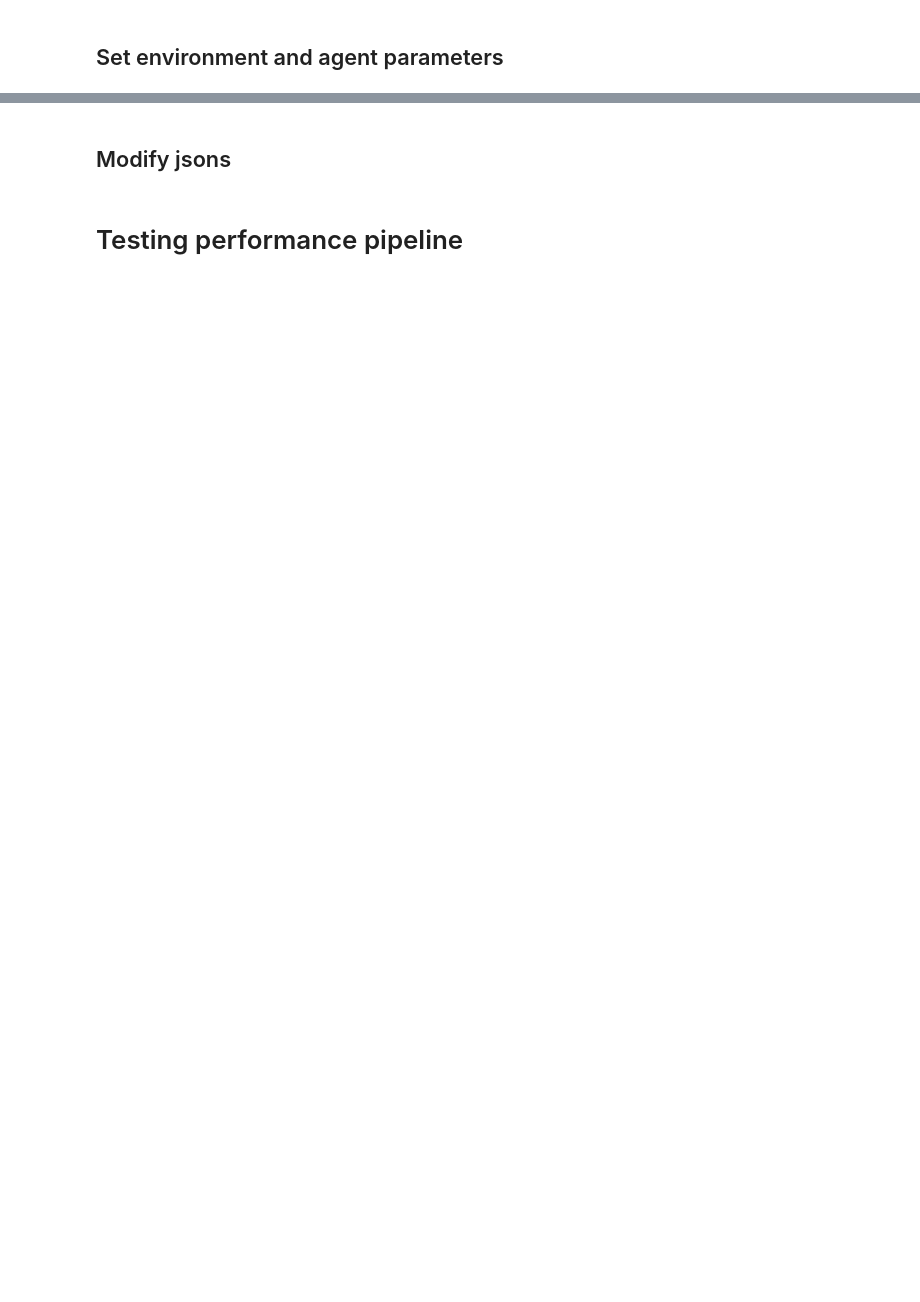
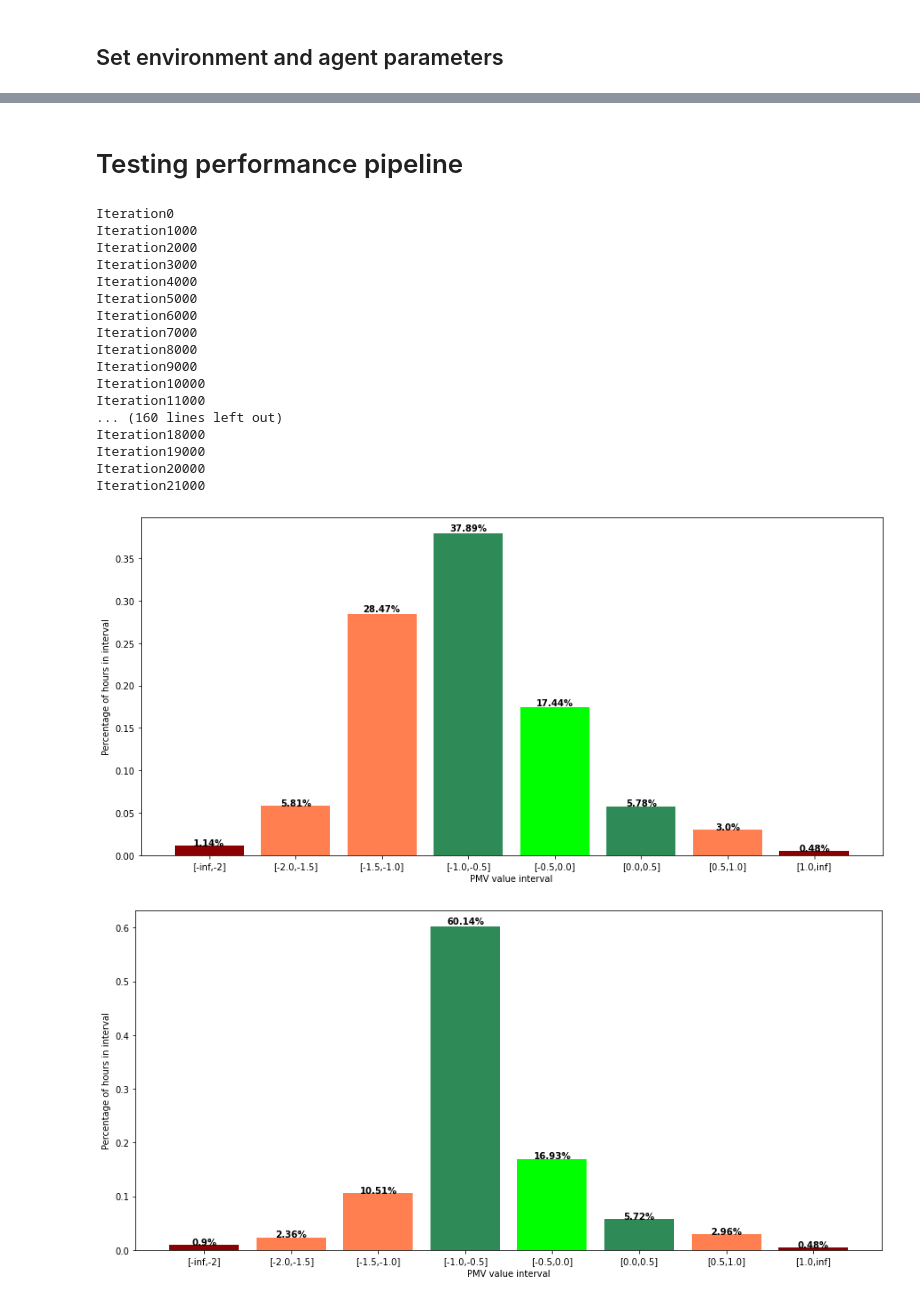
Before and after one commit to Vincisteel/DIET_Controller, a Jupyter notebook: src/DQN_notebook.ipynb, the cells around one changed output, grey strips where cells are left out. Drawn from its saved outputs; the diff is of its cells as text; code cells hidden in the pictures; blank space fills up the shorter version.

```diff
--- a/src/DQN_notebook.ipynb
+++ b/src/DQN_notebook.ipynb
@@ -142,4 +82,2 @@ path_list
 # %%
 path_list
-# %% [markdown]
-## Modify jsons
@@ -172,54 +85,64 @@ for path in Path(searching_directory).glob("**/*json"):
 # Testing performance pipeline
 # %%
 import Performance
+from logger.SimpleLogger import SimpleLogger
 
 env = DiscreteSimpleEnvironment(param_list=['Tair', 'RH', 'Tmrt', 'Tout', 'Qheat', 'Occ'],
 alpha=1,
 beta=1,
 min_temp=16,
 max_temp=21,
 discrete_action_dim=100,
 modelname='CELLS_v1.fmu',
-simulation_path=r'C:\Users\Harold\Desktop\ENAC-Semester-Project\DIET_Controller\EnergyPlus_simulations\simple_simulation',
+simulation_path=r'C:\Users\hbenoit\Desktop\DIET_Controller\EnergyPlus_simulations\simple_simulation',
 days=151,
 hours=24,
 minutes=60,
 seconds=60,
 ep_timestep=6)
 
-agent_arguments = {
-"memory_size": [1000],
-"batch_size": [32],
-"target_update": [100],
-"epsilon_decay": [1 / 20000],
-"max_epsilon": [1],
-"min_epsilon":  [0.0],
-"gamma": [0.99],
-"inside_dim": [128],
-"num_hidden_layers": [1],
-"seed": [778]
-}
+best_agent_path = 'C:\\Users\\hbenoit\\Desktop\\DIET_Controller\\logs\\simple_simulation\\DQN_Agent\\results\\2022_6_15\\results_2022_6_15_19_4'
 
+agent= Performance.load_trained_agent(DQNAgent(env), results_path=best_agent_path)
 
-parameter = ("seed", [775,776])
+parameter = ("seed", [775,776,777,778])
 
-logging_path = r"C:\Users\Harold\Desktop\ENAC-Semester-Project\DIET_Controller\logs\simple_simulation"
+logging_path = r"C:\Users\hbenoit\Desktop\DIET_Controller\logs\simple_simulation"
 
 utility_function = Performance.cumulative_reward
-
 agent = DQNAgent(env=env)
-num_episodes = 1
+num_episodes = 2
 num_iterations = env.numsteps
 agent_name = "DQN_Agent"
 
-dispersion,risk, results_dict = Performance.across_runs(agent=agent, agent_arguments=agent_arguments, parameter=parameter,
+results_dict = Performance.across_runs(agent=agent, parameter=parameter,
     logging_path=logging_path, num_episodes=num_episodes, num_iterations=num_iterations, utility_function=utility_function,alpha=0.05)
 
 logger = SimpleLogger(
         logging_path=logging_path,
         agent_name="DQN_Agent",
         num_episodes=num_episodes,
         num_iterations=num_iterations,
     )
 
 logger.log_performance_pipeline(results_dict)
+# %% [output]
+Iteration0
+Iteration1000
+Iteration2000
+Iteration3000
+Iteration4000
+Iteration5000
+Iteration6000
+Iteration7000
+Iteration8000
+Iteration9000
+Iteration10000
+Iteration11000
+... (160 lines left out)
+Iteration18000
+Iteration19000
+Iteration20000
+Iteration21000
+[figure, added]
+[figure, added]
```
Also changed, not shown: parts of 9 cells of this notebook, 4 other files.
